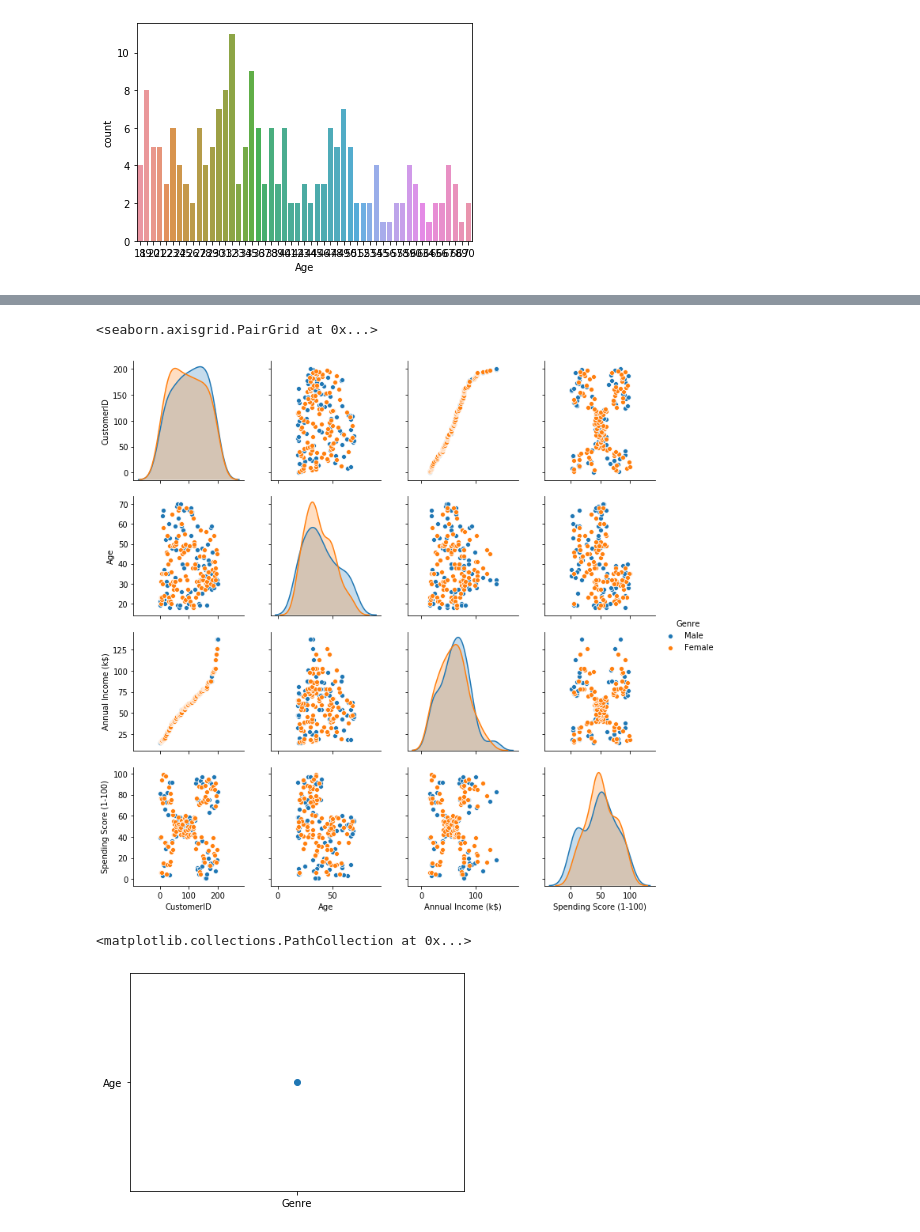
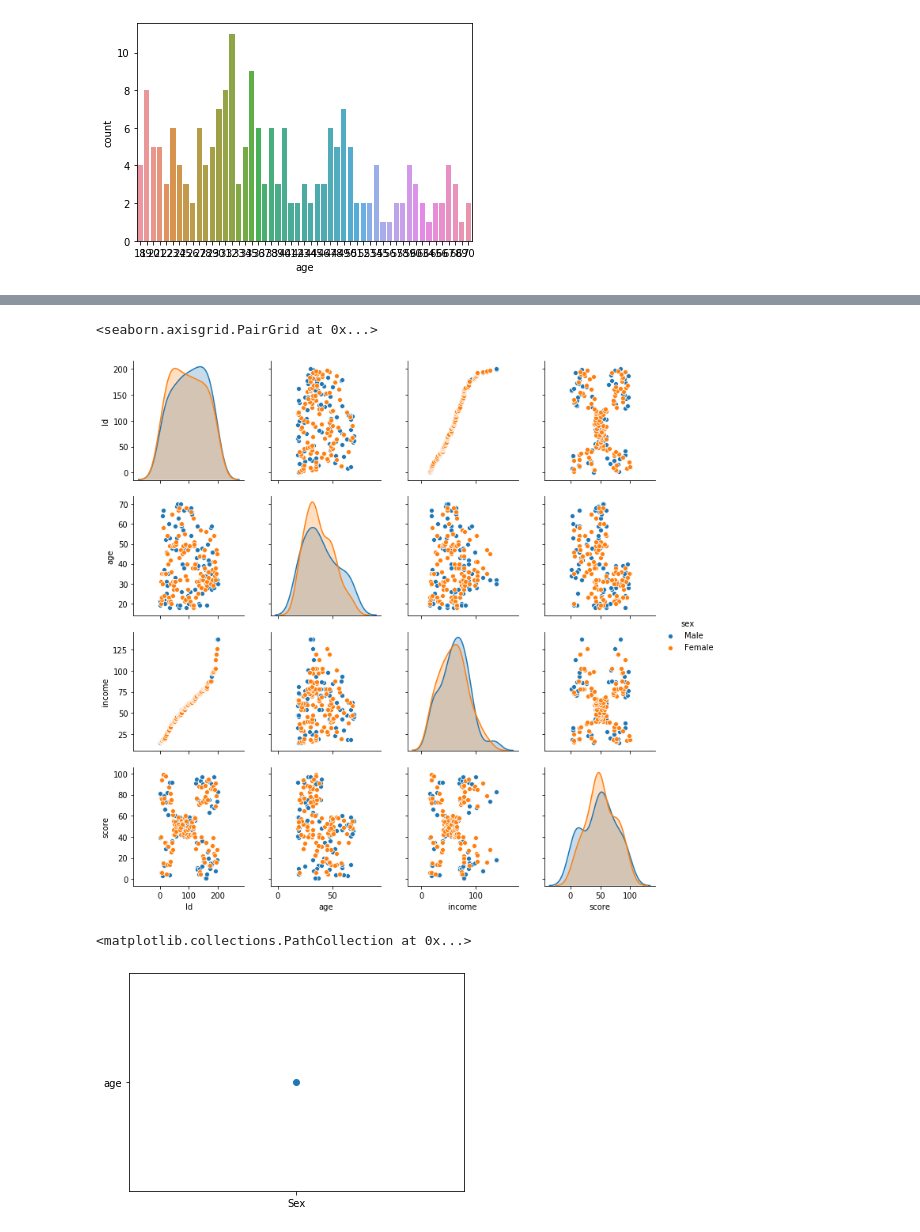
Before and after one commit to rishabhs-s/Python_ML_course_udemy, a Jupyter notebook: 4.) Clustering algo/K-means/K-means.ipynb, the cells around one changed output, grey strips where cells are left out. Drawn from its saved outputs; the diff is of its cells as text; code cells hidden in the pictures.

```diff
--- a/4.) Clustering algo/K-means/K-means.ipynb
+++ b/4.) Clustering algo/K-means/K-means.ipynb
@@ -37,2 +41,4 @@ data
+# %%
+data=pd.DataFrame(data)
 # %%
-data.coloums=['Id','sex','age','income','score'](inplace=True)
+data.columns=['Id','sex','age','income','score']
@@ -132,10 +140,10 @@ data["Spending Score (1-100)"].hist()
 # %%
-sns.pairplot(data, hue= 'Genre')
+sns.pairplot(data, hue= 'sex')
 # %% [output]
 <seaborn.axisgrid.PairGrid at 0x...>
-[figure, old version]
+[figure, new version]
 # %%
-plt.scatter(x="Genre",y="Age")
+plt.scatter(x="Sex",y="age")
 # %% [output]
 <matplotlib.collections.PathCollection at 0x...>
-[figure, old version]
+[figure, new version]
```
Also changed, not shown: parts of 12 cells of this notebook.
